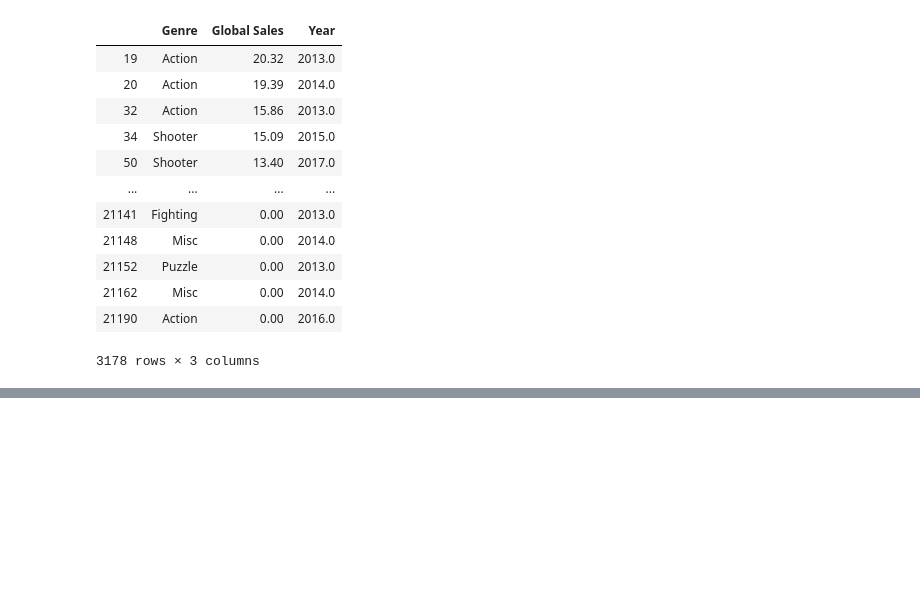
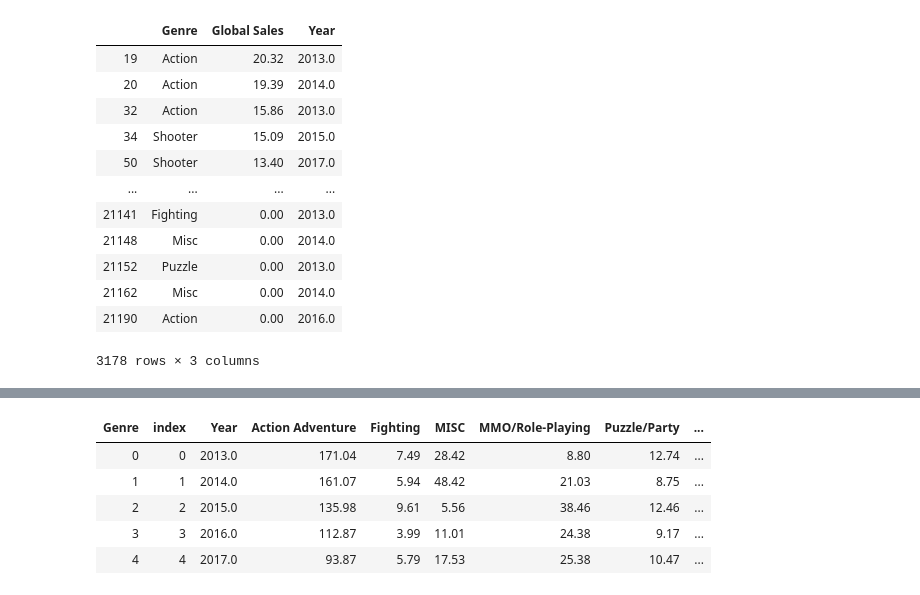
Before and after one commit to melaniefollett/project1, a Jupyter notebook: Third Question Graphs.ipynb, the cells around one changed output, grey strips where cells are left out. Cells and saved outputs as stored; diff of their text form; code cells hidden in the pictures; blank space fills up the shorter version.

```diff
--- a/Third Question Graphs.ipynb
+++ b/Third Question Graphs.ipynb
@@ -146,0 +168,10 @@ Text(0, 0.5, 'Global Sales (m)')
+# %%
+genre_sales = genre_sales.reset_index()
+genre_sales
+# %% [output]
+| Genre | index | Year | Action Adventure | Fighting | MISC | MMO/Role-Playing | Puzzle/Party | ... |
+| 0 | 0 | 2013.0 | 171.04 | 7.49 | 28.42 | 8.80 | 12.74 | ... |
+| 1 | 1 | 2014.0 | 161.07 | 5.94 | 48.42 | 21.03 | 8.75 | ... |
+| 2 | 2 | 2015.0 | 135.98 | 9.61 | 5.56 | 38.46 | 12.46 | ... |
+| 3 | 3 | 2016.0 | 112.87 | 3.99 | 11.01 | 24.38 | 9.17 | ... |
+| 4 | 4 | 2017.0 | 93.87 | 5.79 | 17.53 | 25.38 | 10.47 | ... |
```
Also changed, not shown: parts of 7 cells of this notebook.
